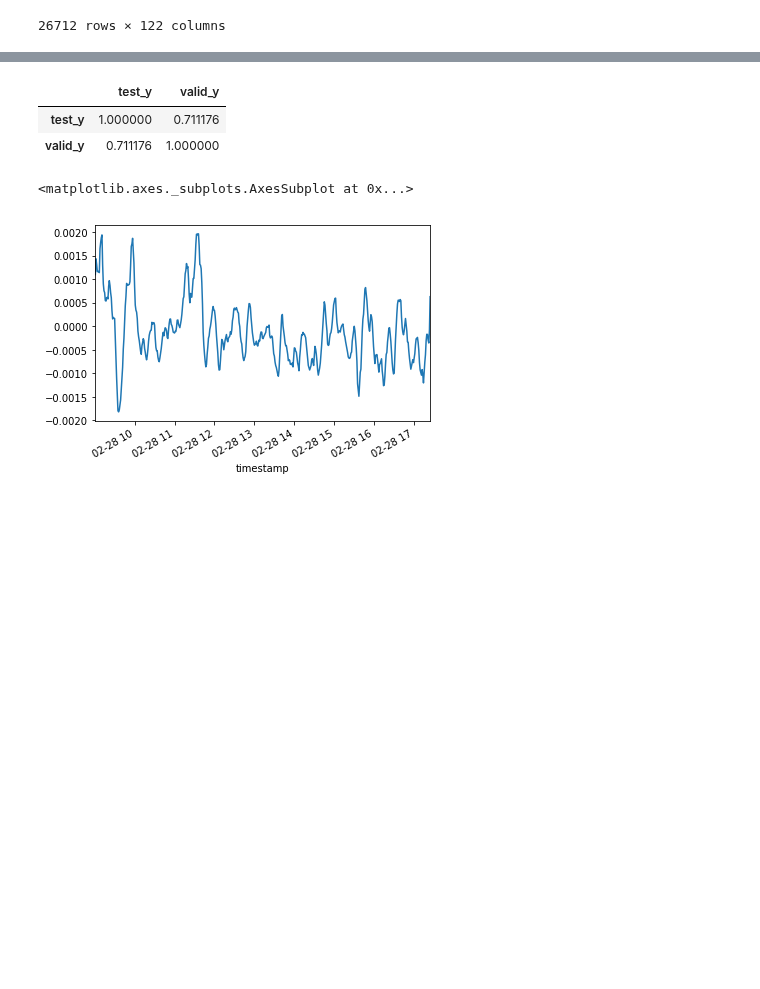
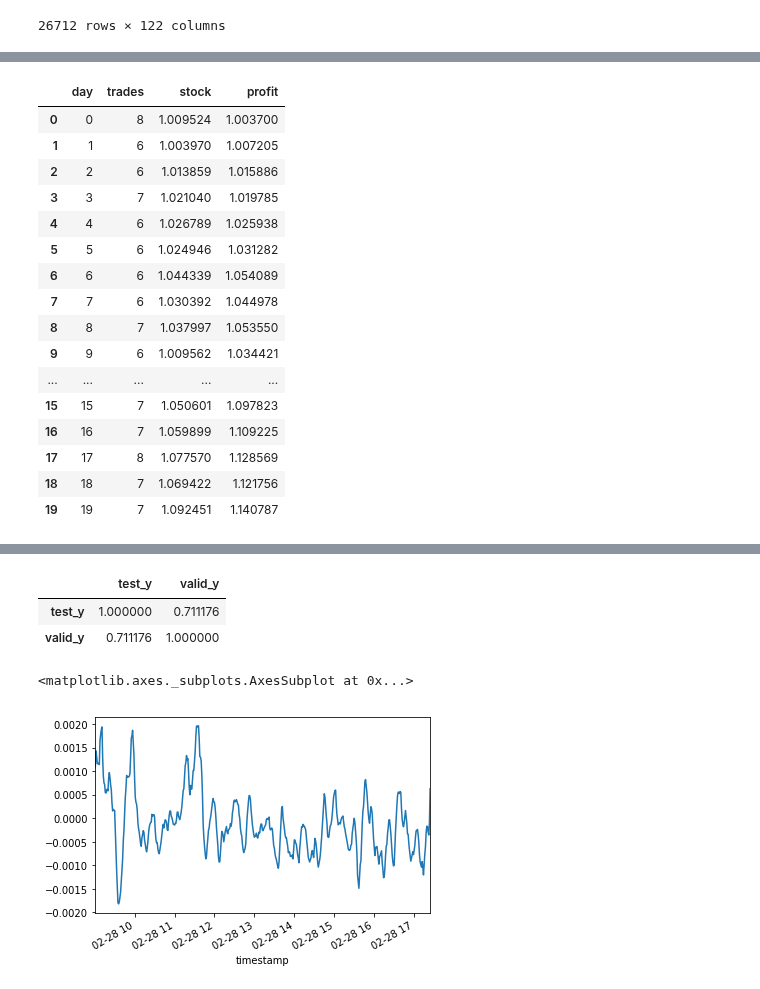
Before and after one commit to smartestrobotdai/download-data, a Jupyter notebook: data-analytics/omx30-lstm.ipynb, the cells around one changed output, grey strips where cells are left out. Saved outputs shown, nothing was run; the diff lists cells and outputs as text; code cells hidden in the pictures; blank space fills up the shorter version.

```diff
--- a/data-analytics/omx30-lstm.ipynb
+++ b/data-analytics/omx30-lstm.ipynb
@@ -463,0 +539,21 @@ my_df
+# %%
+result_df = pd.DataFrame(result_list, columns=['day','trades','stock','profit'])
+result_df
+# %% [output]
+|  | day | trades | stock | profit |
+| 0 | 0 | 8 | 1.009524 | 1.003700 |
+| 1 | 1 | 6 | 1.003970 | 1.007205 |
+| 2 | 2 | 6 | 1.013859 | 1.015886 |
+| 3 | 3 | 7 | 1.021040 | 1.019785 |
+| 4 | 4 | 6 | 1.026789 | 1.025938 |
+| 5 | 5 | 6 | 1.024946 | 1.031282 |
+| 6 | 6 | 6 | 1.044339 | 1.054089 |
+| 7 | 7 | 6 | 1.030392 | 1.044978 |
+| 8 | 8 | 7 | 1.037997 | 1.053550 |
+| 9 | 9 | 6 | 1.009562 | 1.034421 |
+| ... | ... | ... | ... | ... |
+| 15 | 15 | 7 | 1.050601 | 1.097823 |
+| 16 | 16 | 7 | 1.059899 | 1.109225 |
+| 17 | 17 | 8 | 1.077570 | 1.128569 |
+| 18 | 18 | 7 | 1.069422 | 1.121756 |
+| 19 | 19 | 7 | 1.092451 | 1.140787 |
```
Also changed, not shown: parts of 17 cells of this notebook.
